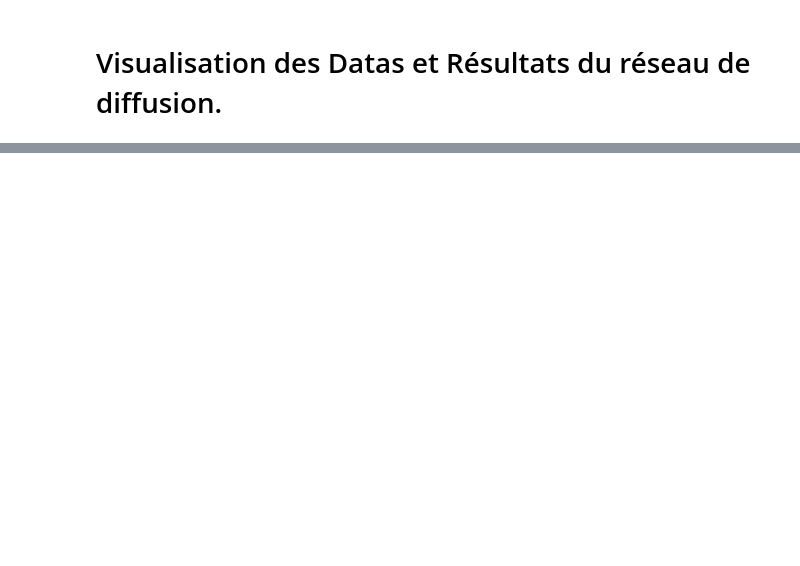
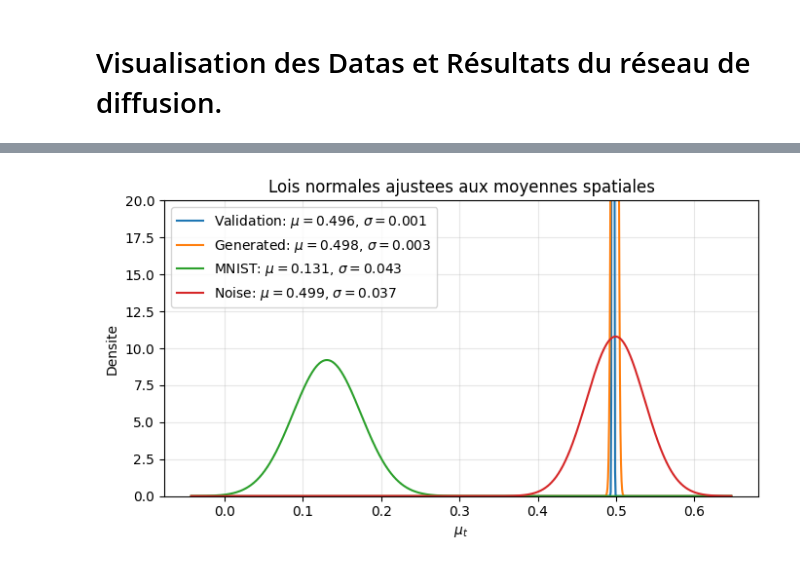
Before and after one commit to Samuel-Chapuis/Rayleigh-Taylor-Generative-Surrogate, a Jupyter notebook: analyse_reslutat/VisualisationPT.ipynb, the cells around one changed output, grey strips where cells are left out. Drawn from its saved outputs; the diff is of its cells as text; code cells hidden in the pictures; blank space fills up the shorter version.

Commit message:
feat(Metriques): Moyenne par couche
ajout d'une méthode de comparaison par couche moyenne ecart type sur la densité

```diff
--- a/analyse_reslutat/VisualisationPT.ipynb
+++ b/analyse_reslutat/VisualisationPT.ipynb
@@ -529,0 +364,17 @@ val vs MNIST                15.2633          14.2749
+# %%
+def to_txy(tensor):
+    """Convertit (t, x, y) ou (t, 1, x, y) vers un tenseur float (t, x, y)."""
+    tensor = torch.as_tensor(tensor).float()
+    if tensor.ndim == 4 and tensor.shape[1] == 1:
+        tensor = tensor[:, 0]
+    if tensor.ndim != 3:
+        raise ValueError(f"Tenseur attendu en (t, x, y) ou (t, 1, x, y), recu {tuple(tensor.shape)}")
+    return tensor
+
+
+def normalize_01(tensor, normalize=False):
+    """Normalise en [0, 1] sans modifier le tenseur original."""
+    tensor = to_txy(tensor)
+    if normalize and tensor.max() > 1.5:
+        tensor = tensor / 255.0
+    return tensor
@@ -529,0 +416,32 @@ val vs MNIST                15.2633          14.2749
+# %%
+def normal_pdf(x, mu, sigma):
+    sigma = float(sigma)
+    mu = float(mu)
+    return np.exp(-0.5 * ((x - mu) / sigma) ** 2) / (sigma * np.sqrt(2 * np.pi))
+
+params = {
+    "Validation": (MU_val, SIGMA_val),
+    "Generated": (MU_generated, SIGMA_generated),
+    "MNIST": (MU_MNIST, SIGMA_MNIST),
+    "Noise": (MU_noise, SIGMA_noise),
+}
+
+x_min = min(float(mu - 4 * sigma) for mu, sigma in params.values())
+x_max = max(float(mu + 4 * sigma) for mu, sigma in params.values())
+x = np.linspace(x_min, x_max, 1000)
+
+plt.figure(figsize=(7, 4))
+
+for name, (mu, sigma) in params.items():
+    plt.plot(x, normal_pdf(x, mu, sigma), label=fr"{name}: $\mu={float(mu):.3f}$, $\sigma={float(sigma):.3f}$")
+
+plt.ylim(0, 20)
+plt.xlabel(r"$\mu_t$")
+plt.ylabel("Densite")
+plt.title("Lois normales ajustees aux moyennes spatiales")
+plt.legend()
+plt.grid(alpha=0.3)
+plt.tight_layout()
+plt.show()
+# %% [output]
+[figure, added]
```
Also changed, not shown: parts of 48 cells of this notebook, 4 other files.
